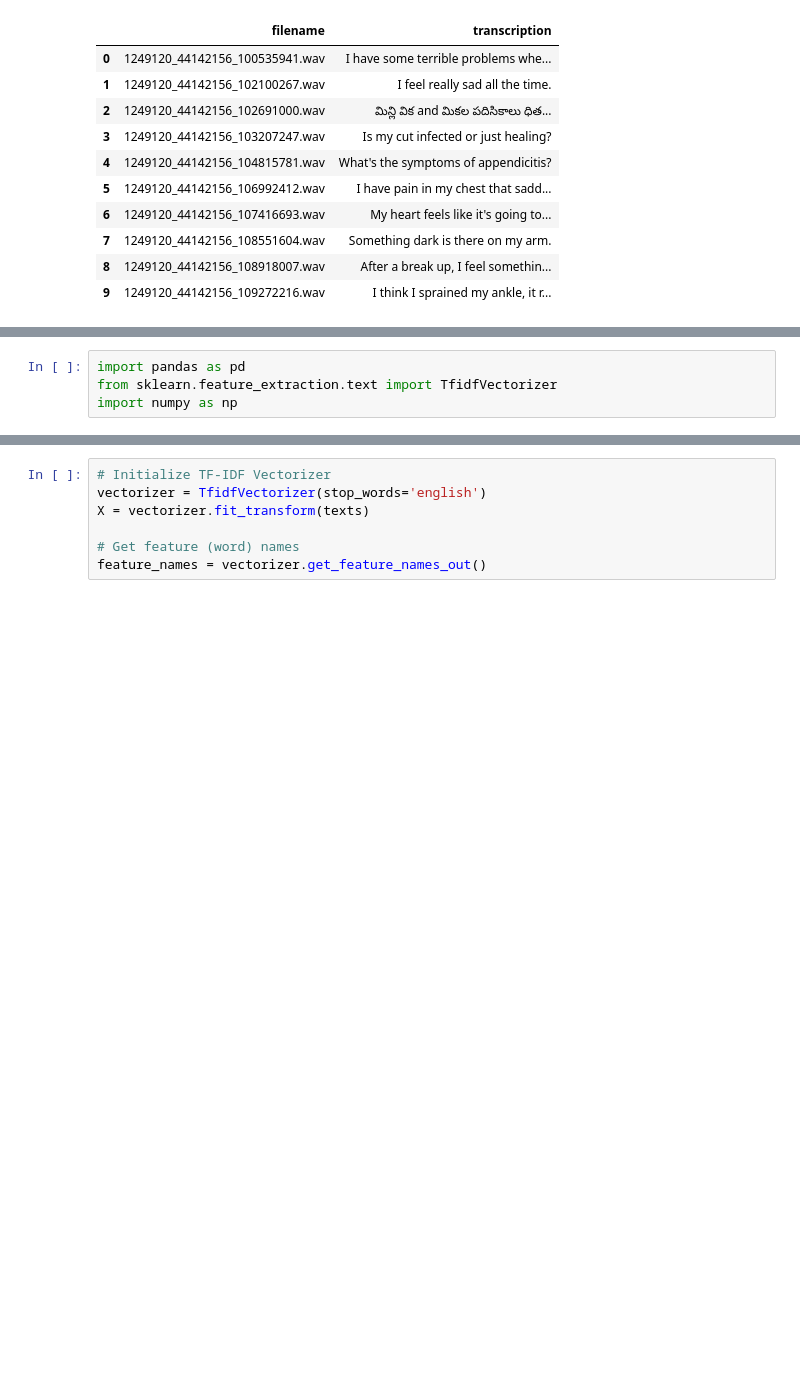
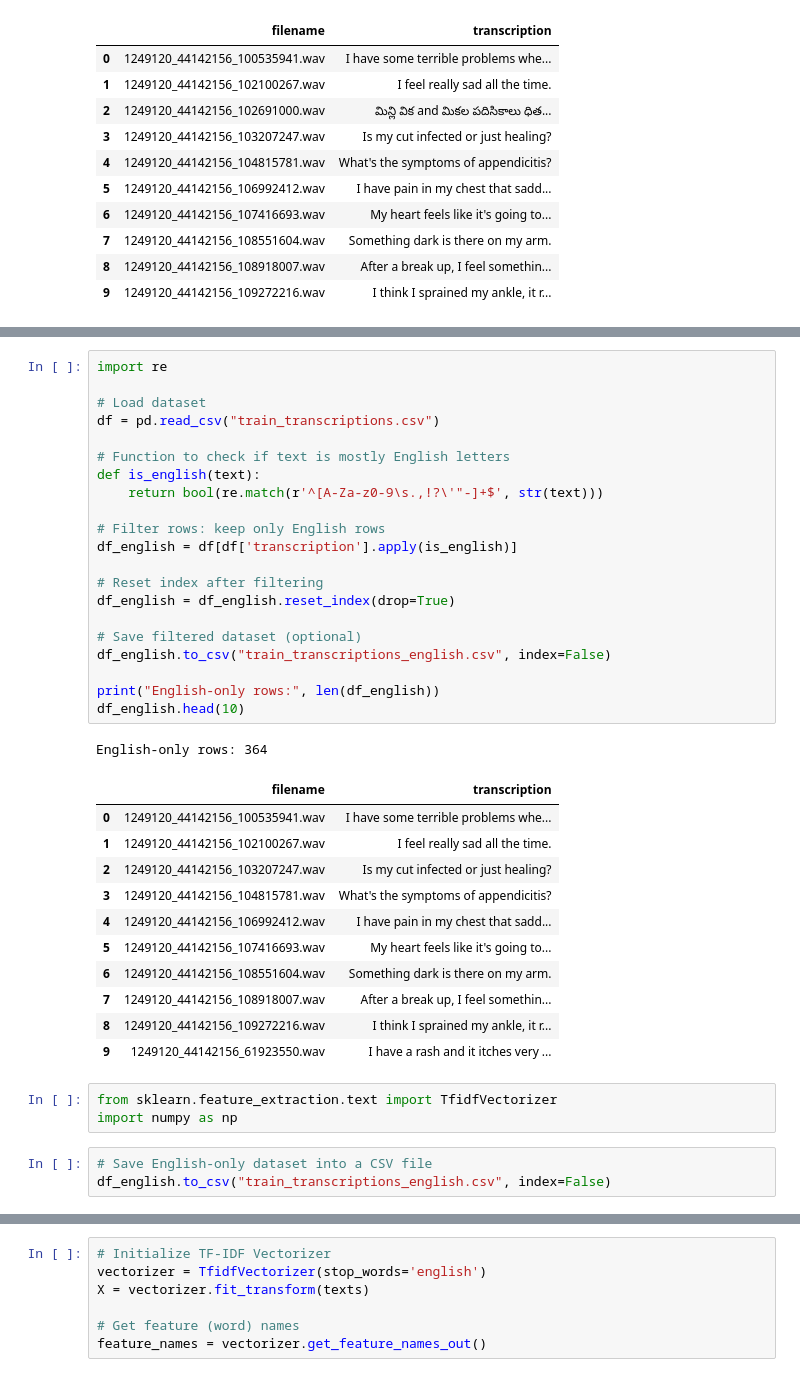
Before and after one commit to rifatBro12/Audio-to-text-chatbot-for-health-advice, a Jupyter notebook: Audio_to_text.ipynb, the cells around one changed output, grey strips where cells are left out. Saved outputs shown, nothing was run; the diff lists cells and outputs as text; blank space fills up the shorter version.

```diff
--- a/Audio_to_text.ipynb
+++ b/Audio_to_text.ipynb
@@ -210,5 +111,41 @@ WARNING: Ignoring invalid distribution -ensorflow (c:\users\rifat\env3\lib\site-
+# %%
+import re
+
+# Load dataset
+df = pd.read_csv("train_transcriptions.csv")
+
+# Function to check if text is mostly English letters
+def is_english(text):
+    return bool(re.match(r'^[A-Za-z0-9\s.,!?\'"-]+$', str(text)))
+
+# Filter rows: keep only English rows
+df_english = df[df['transcription'].apply(is_english)]
+
+# Reset index after filtering
+df_english = df_english.reset_index(drop=True)
+
+# Save filtered dataset (optional)
+df_english.to_csv("train_transcriptions_english.csv", index=False)
+
+print("English-only rows:", len(df_english))
+df_english.head(10)
+# %% [output]
+English-only rows: 364
+|  | filename | transcription |
+| 0 | 1249120_44142156_100535941.wav | I have some terrible problems whe... |
+| 1 | 1249120_44142156_102100267.wav | I feel really sad all the time. |
+| 2 | 1249120_44142156_103207247.wav | Is my cut infected or just healing? |
+| 3 | 1249120_44142156_104815781.wav | What's the symptoms of appendicitis? |
+| 4 | 1249120_44142156_106992412.wav | I have pain in my chest that sadd... |
+| 5 | 1249120_44142156_107416693.wav | My heart feels like it's going to... |
+| 6 | 1249120_44142156_108551604.wav | Something dark is there on my arm. |
+| 7 | 1249120_44142156_108918007.wav | After a break up, I feel somethin... |
+| 8 | 1249120_44142156_109272216.wav | I think I sprained my ankle, it r... |
+| 9 | 1249120_44142156_61923550.wav | I have a rash and it itches very ... |
 # %%
-import pandas as pd
 from sklearn.feature_extraction.text import TfidfVectorizer
 import numpy as np
+# %%
+# Save English-only dataset into a CSV file
+df_english.to_csv("train_transcriptions_english.csv", index=False)
 # %%
```
Also changed, not shown: parts of 36 cells of this notebook.
